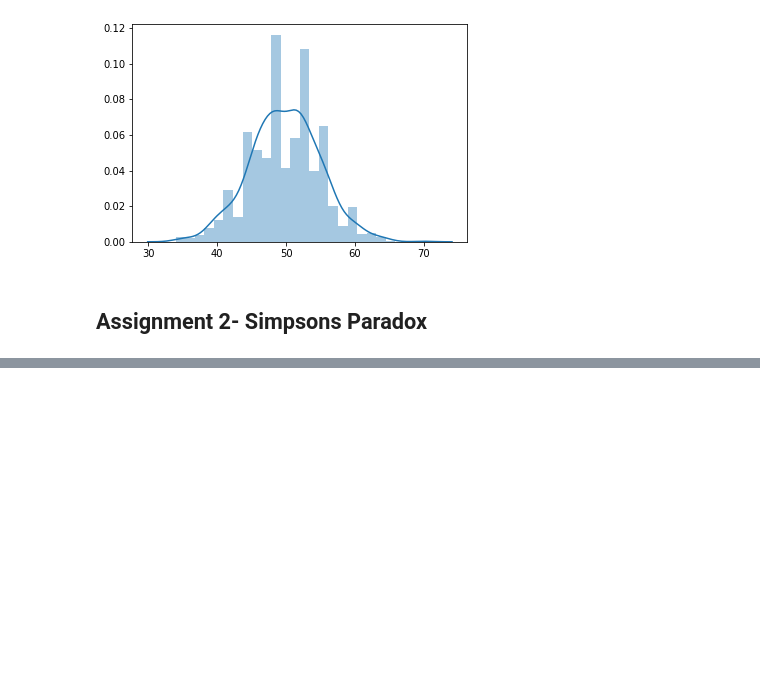
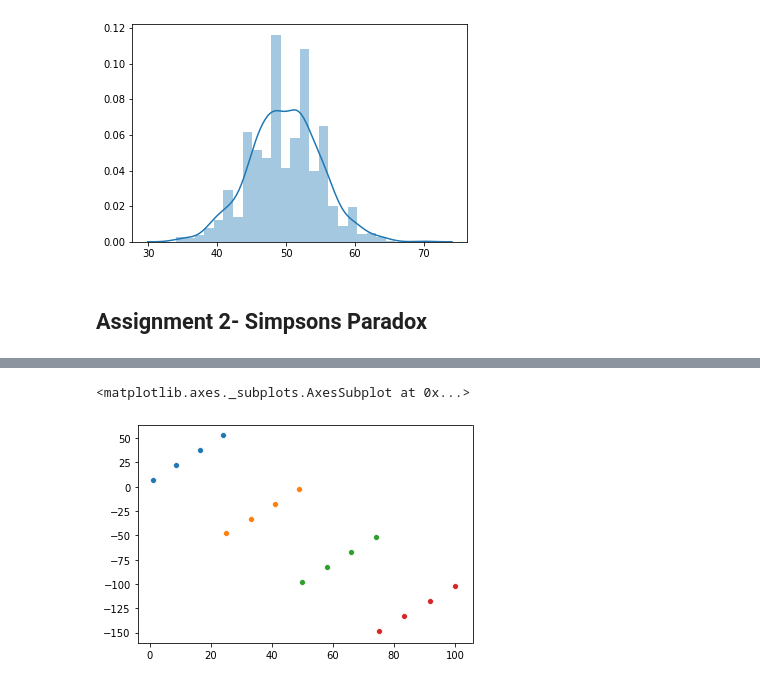
Before and after one commit to Aarondon1993/Fundamentals_of_data_analysis, a Jupyter notebook: Assignments.ipynb, the cells around one changed output, grey strips where cells are left out. Saved outputs shown, nothing was run; the diff lists cells and outputs as text; code cells hidden in the pictures; blank space fills up the shorter version.

```diff
--- a/Assignments.ipynb
+++ b/Assignments.ipynb
@@ -141,0 +139,15 @@ sns.scatterplot(x2,y2)
+# %%
+x1= np.linspace(1,24, num=4)
+
+y1= 2*x1+5
+y2= 2*x1-50
+y3= 2*x1-100
+y4= 2*x1-150
+
+sns.scatterplot(x1,y1)
+sns.scatterplot(x2,y2)
+sns.scatterplot(x3,y3)
+sns.scatterplot(x4,y4)
+# %% [output]
+<matplotlib.axes._subplots.AxesSubplot at 0x...>
+[figure, added]
```
Also changed, not shown: parts of 2 cells of this notebook.
